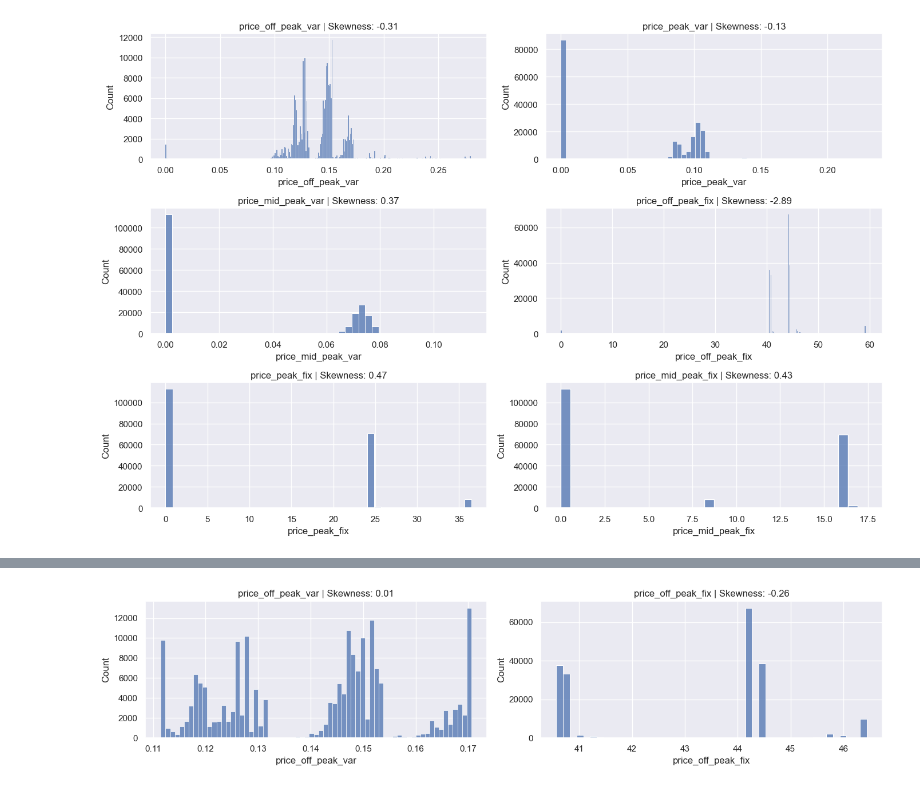
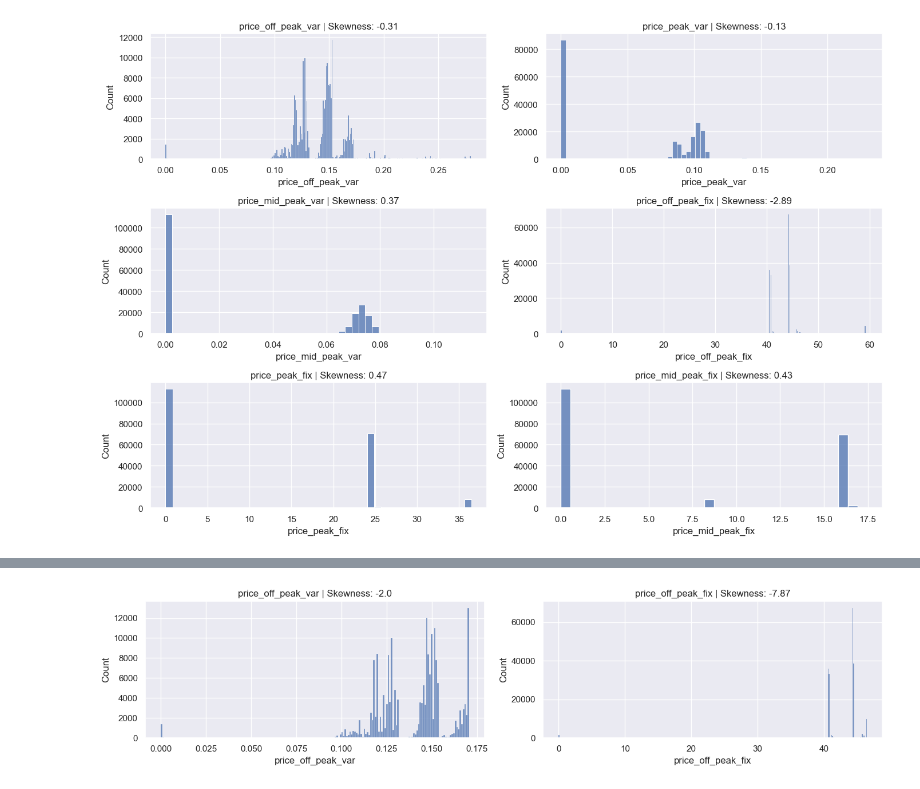
Before and after one commit to Nick-2003/BGC_X_Data_Science, a Jupyter notebook: Task 2 - eda_starter.ipynb, the cells around one changed output, grey strips where cells are left out. Cells and saved outputs as stored; diff of their text form; code cells hidden in the pictures.

```diff
--- a/Task 2 - eda_starter.ipynb
+++ b/Task 2 - eda_starter.ipynb
@@ -477,14 +517,18 @@ plt.show()
 
 sns.set_style("darkgrid")
 
-# numerical_columns_client = client_df.select_dtypes(include=["int64", "float64"]).columns
-numerical_columns_client = [col for col in client_df.select_dtypes(include=["int64", "float64"]).columns if col not in categorical_cols_client]
+numerical_columns_client_outliers_2 = ["cons_12m", "cons_last_month", "forecast_cons_year", "imp_cons", ]
 
-plt.figure(figsize=(14, len(numerical_columns_client) * 3))
-for idx, feature in enumerate(numerical_columns_client, 1):
-    plt.subplot(len(numerical_columns_client), 2, idx)
-    sns.boxplot(x=client_df[feature])
-    plt.title(f"{feature} | Skewness: {round(client_df[feature].skew(), 2)}")
+plt.figure(figsize=(14, len(numerical_columns_client_outliers_2) * 3))
+for idx, feature in enumerate(numerical_columns_client_outliers_2, 1):
+    plt.subplot(len(numerical_columns_client_outliers_2), 2, idx)
+
+    lower = client_df[feature].quantile(0.00)
+    upper = client_df[feature].quantile(0.85)
+    data = client_df[feature].clip(lower, upper)
+
+    sns.boxplot(data)
+    plt.title(f"{feature} | Skewness: {round(data.skew(), 2)}")
 
 plt.tight_layout()
 plt.show()
@@ -510,3 +554,17 @@ plt.tight_layout()
 plt.show()
 # %% [output]
 [figure]
+# %%
+sns.set_style("darkgrid")
+
+# numerical_columns_price = price_df.select_dtypes(include=["int64", "float64"]).columns
+numerical_columns_price = [col for col in price_df.select_dtypes(include=["int64", "float64"]).columns if col not in categorical_cols_price]
+
+plt.figure(figsize=(14, len(numerical_columns_price) * 3))
+for idx, feature in enumerate(numerical_columns_price, 1):
+    plt.subplot(len(numerical_columns_price), 2, idx)
+    sns.boxplot(price_df[feature])
+    plt.title(f"{feature} | Skewness: {round(price_df[feature].skew(), 2)}")
+
+plt.tight_layout()
+plt.show()
@@ -513,20 +573,20 @@ plt.show()
 # %%
 sns.set_style("darkgrid")
 
 numerical_columns_price_outliers_1 = ["price_off_peak_var", "price_off_peak_fix"]
 
 plt.figure(figsize=(14, len(numerical_columns_price_outliers_1) * 3))
 for idx, feature in enumerate(numerical_columns_price_outliers_1, 1):
     plt.subplot(len(numerical_columns_price_outliers_1), 2, idx)
 
-    lower = price_df[feature].quantile(0.05)
+    lower = price_df[feature].quantile(0.00)
     upper = price_df[feature].quantile(0.95)
     data = price_df[feature].clip(lower, upper)
 
     sns.histplot(data, kde=False)
     plt.title(f"{feature} | Skewness: {round(data.skew(), 2)}")
 
 plt.tight_layout()
 plt.show()
 # %% [output]
-[figure, old version]
+[figure, new version]
```
Also changed, not shown: parts of 5 cells of this notebook.
